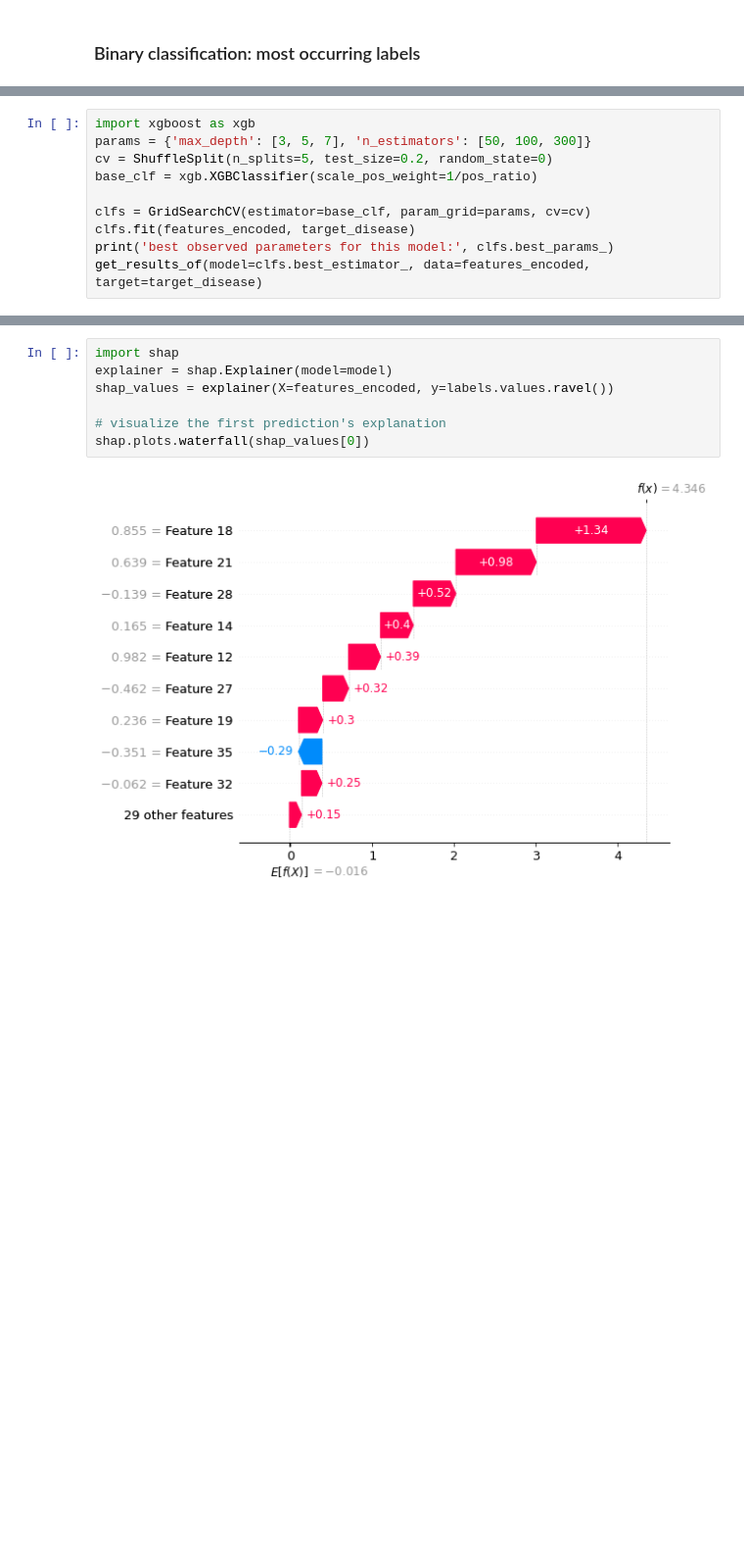
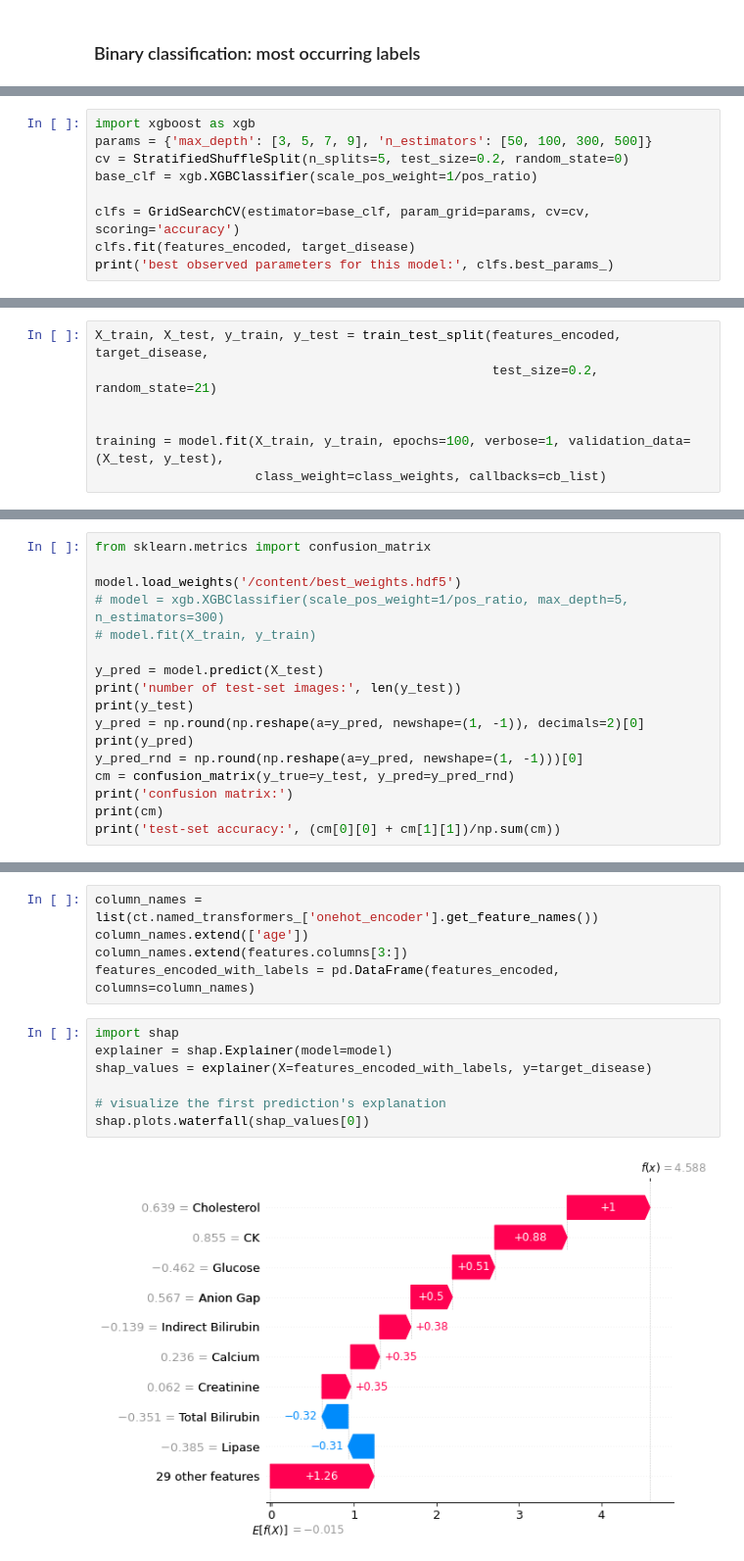
Before and after one commit to armiro/Canine-Disease-Diagnosis, a Jupyter notebook: model_dev.ipynb, the cells around one changed output, grey strips where cells are left out. Shown at 98% size. Drawn from its saved outputs; the diff is of its cells as text; blank space fills up the shorter version.

Commit message:
add binay classification on most occurred diseases

```diff
--- a/model_dev.ipynb
+++ b/model_dev.ipynb
@@ -416,11 +448,10 @@ positive ratio: 0.18049645390070923
 # %%
 import xgboost as xgb
-params = {'max_depth': [3, 5, 7], 'n_estimators': [50, 100, 300]}
-cv = ShuffleSplit(n_splits=5, test_size=0.2, random_state=0)
+params = {'max_depth': [3, 5, 7, 9], 'n_estimators': [50, 100, 300, 500]}
+cv = StratifiedShuffleSplit(n_splits=5, test_size=0.2, random_state=0)
 base_clf = xgb.XGBClassifier(scale_pos_weight=1/pos_ratio)
 
-clfs = GridSearchCV(estimator=base_clf, param_grid=params, cv=cv)
+clfs = GridSearchCV(estimator=base_clf, param_grid=params, cv=cv, scoring='accuracy')
 clfs.fit(features_encoded, target_disease)
 print('best observed parameters for this model:', clfs.best_params_)
-get_results_of(model=clfs.best_estimator_, data=features_encoded, target=target_disease)
 # %% [output]
@@ -446,0 +485,7 @@ print(sklearn.metrics.f1_score(y_test, y_pred))
+# %%
+X_train, X_test, y_train, y_test = train_test_split(features_encoded, target_disease,
+                                                    test_size=0.2, random_state=21)
+
+
+training = model.fit(X_train, y_train, epochs=100, verbose=1, validation_data=(X_test, y_test),
+                     class_weight=class_weights, callbacks=cb_list)
@@ -447,3 +505,20 @@ print(sklearn.metrics.f1_score(y_test, y_pred))
+# %%
+from sklearn.metrics import confusion_matrix
+
+model.load_weights('/content/best_weights.hdf5')
+# model = xgb.XGBClassifier(scale_pos_weight=1/pos_ratio, max_depth=5, n_estimators=300)
+# model.fit(X_train, y_train)
+
+y_pred = model.predict(X_test)
+print('number of test-set images:', len(y_test))
+print(y_test)
+y_pred = np.round(np.reshape(a=y_pred, newshape=(1, -1)), decimals=2)[0]
+print(y_pred)
+y_pred_rnd = np.round(np.reshape(a=y_pred, newshape=(1, -1)))[0]
+cm = confusion_matrix(y_true=y_test, y_pred=y_pred_rnd)
+print('confusion matrix:')
+print(cm)
+print('test-set accuracy:', (cm[0][0] + cm[1][1])/np.sum(cm))
 # %%
 xgb.plot_tree(booster=clfs.best_estimator_, num_trees=0)
 plt.rcParams['figure.figsize'] = [12, 6]
@@ -460,12 +535,17 @@ plt.show()
+# %%
+column_names = list(ct.named_transformers_['onehot_encoder'].get_feature_names())
+column_names.extend(['age'])
+column_names.extend(features.columns[3:])
+features_encoded_with_labels = pd.DataFrame(features_encoded, columns=column_names)
 # %%
 import shap
 explainer = shap.Explainer(model=model)
-shap_values = explainer(X=features_encoded, y=labels.values.ravel())
+shap_values = explainer(X=features_encoded_with_labels, y=target_disease)
 
 # visualize the first prediction's explanation
 shap.plots.waterfall(shap_values[0])
 # %% [output]
-[figure, old version]
+[figure, new version]
 # %%
 # summarize the effects of all the features
 shap.plots.beeswarm(shap_values)
```
Also changed, not shown: parts of 16 cells of this notebook.
